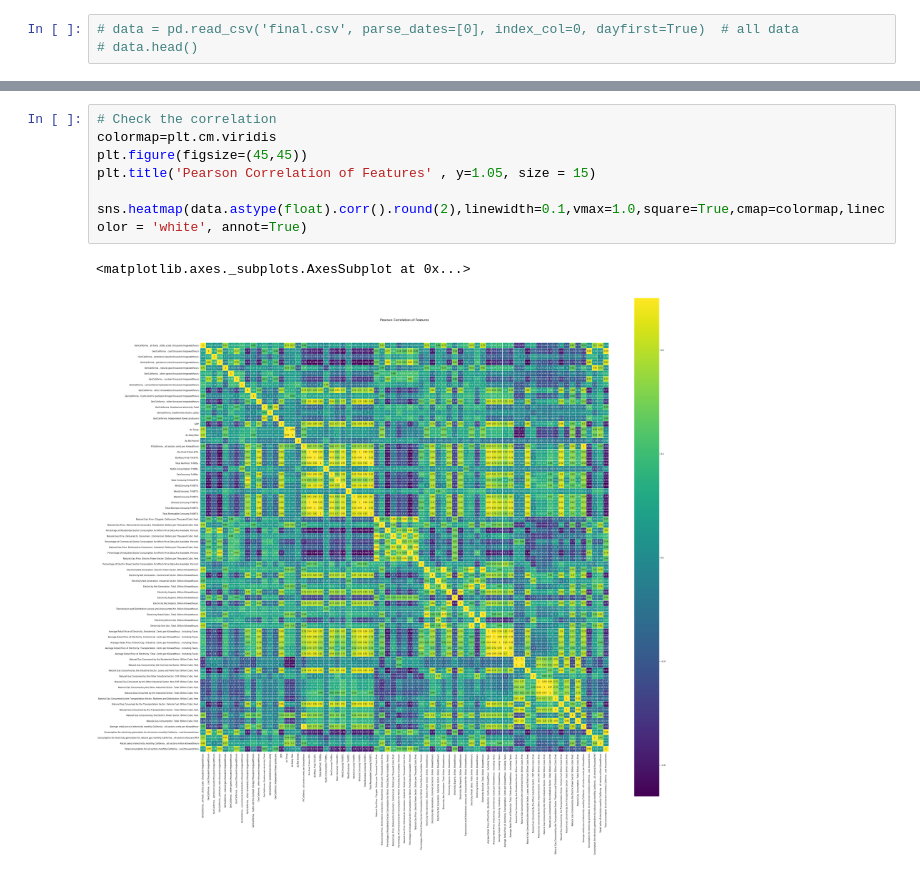
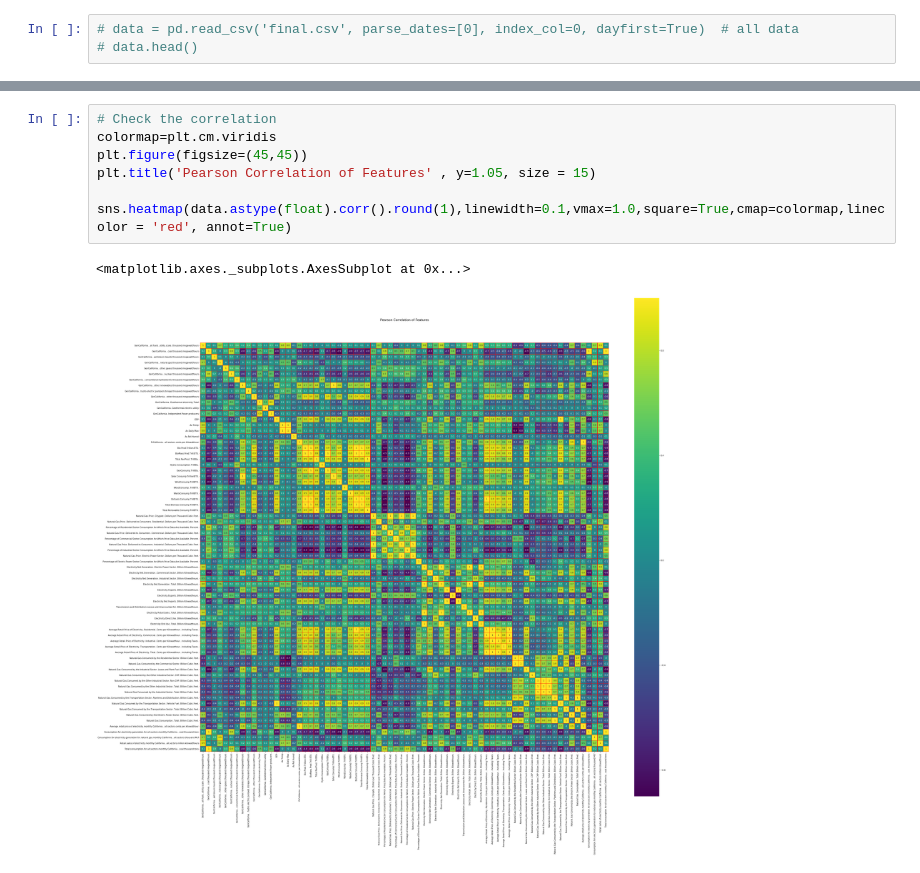
Before and after one commit to ashkanyousefi/Energy_Price_Predictor, a Jupyter notebook: Electricity_Price_Prediction_Va3.ipynb, the cells around one changed output, grey strips where cells are left out. Saved outputs shown, nothing was run; the diff lists cells and outputs as text.

```diff
--- a/Electricity_Price_Prediction_Va3.ipynb
+++ b/Electricity_Price_Prediction_Va3.ipynb
@@ -57,13 +49,13 @@ data.head()
 # %%
 # Check the correlation
 colormap=plt.cm.viridis
 plt.figure(figsize=(45,45))
 plt.title('Pearson Correlation of Features' , y=1.05, size = 15)
 
-sns.heatmap(data.astype(float).corr().round(2),linewidth=0.1,vmax=1.0,square=True,cmap=colormap,linecolor = 'white', annot=True)
+sns.heatmap(data.astype(float).corr().round(1),linewidth=0.1,vmax=1.0,square=True,cmap=colormap,linecolor = 'red', annot=True)
 # %% [output]
 <matplotlib.axes._subplots.AxesSubplot at 0x...>
-[figure, old version]
+[figure, new version]
 # %%
 #data.plot(kind='scatter', x='NP15', y='PG&E')
 plt.figure(figsize=(20,20))
```
Also changed, not shown: parts of 7 cells of this notebook, 6 other files.
